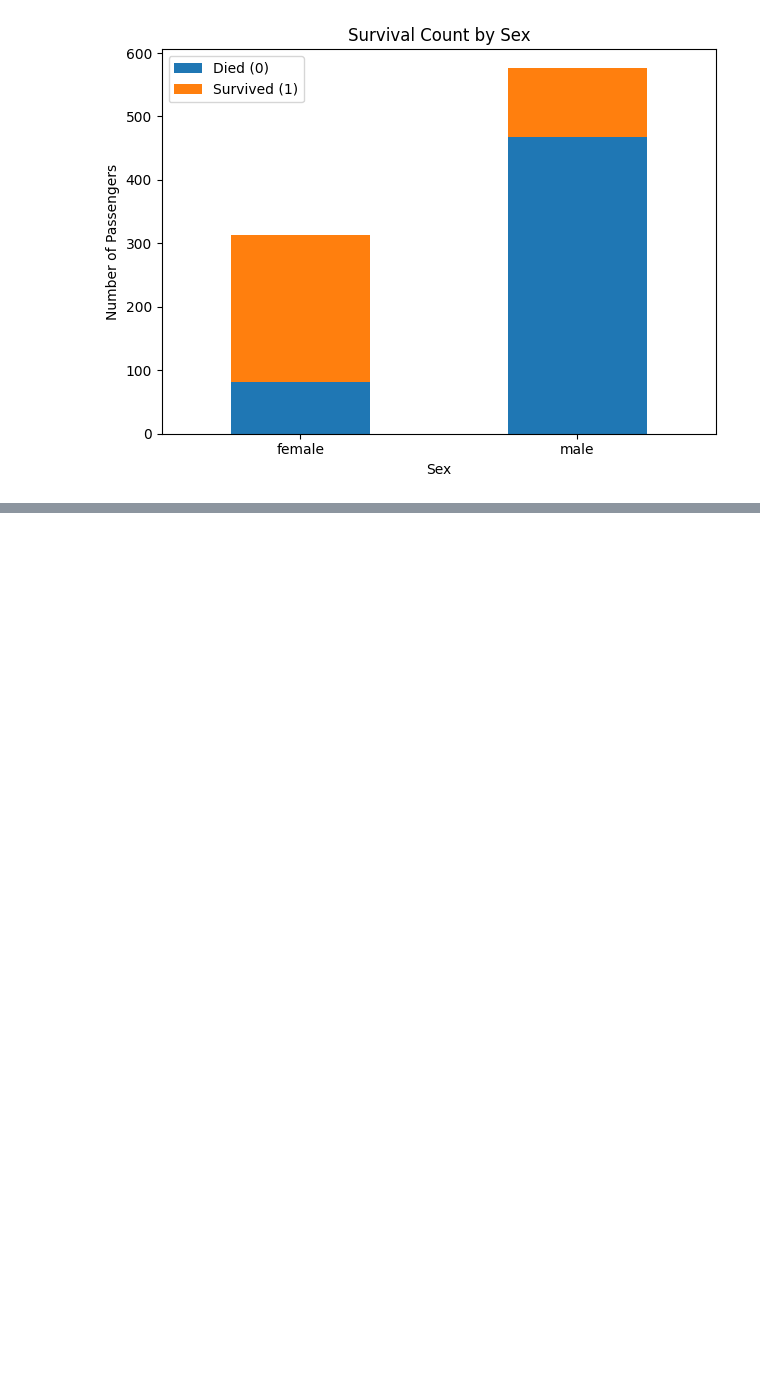
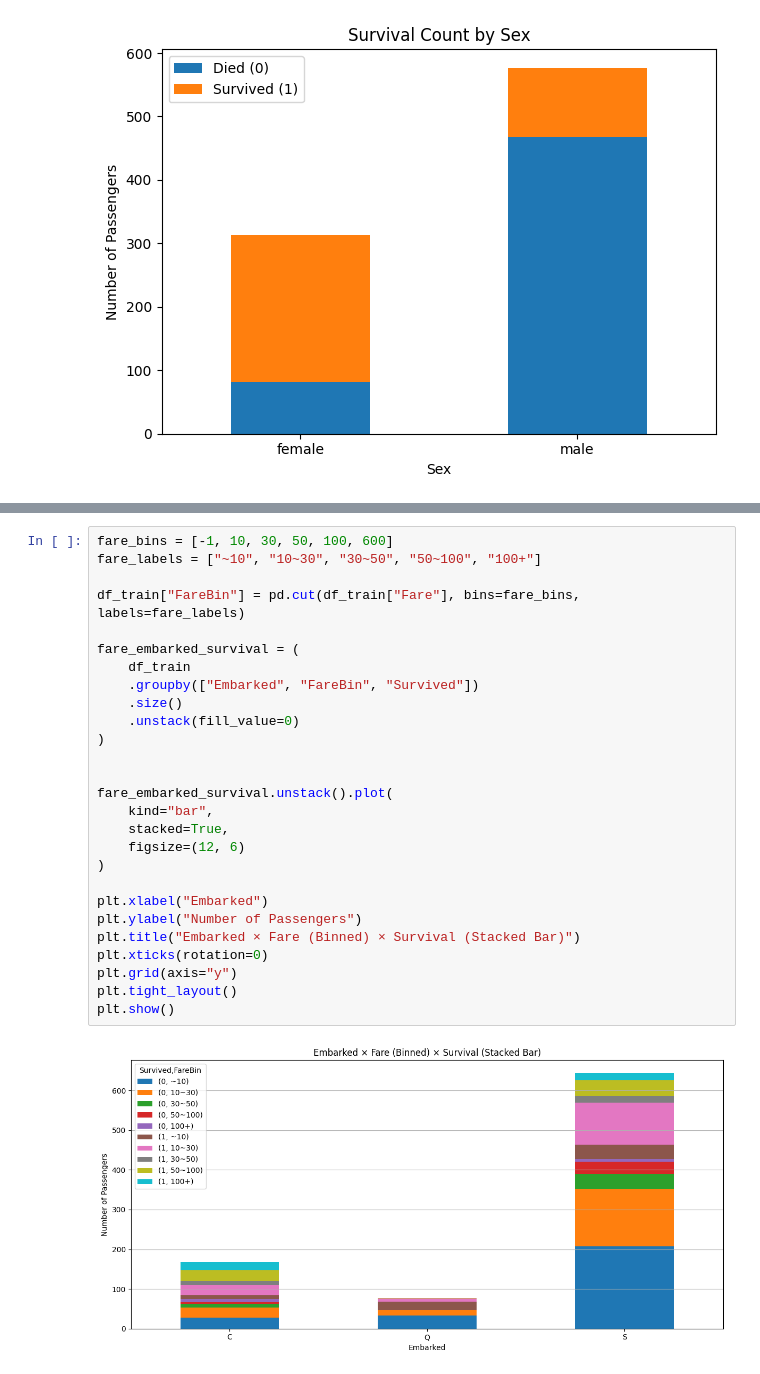
Before and after one commit to dz-u/kaggle_Titanic---Machine-Learning-from-Disaster, a Jupyter notebook: src/titanic_code.ipynb, the cells around one changed output, grey strips where cells are left out. Saved outputs shown, nothing was run; the diff lists cells and outputs as text; blank space fills up the shorter version.

```diff
--- a/src/titanic_code.ipynb
+++ b/src/titanic_code.ipynb
@@ -189 +269,30 @@ plt.show()
+# %%
+fare_bins = [-1, 10, 30, 50, 100, 600]
+fare_labels = ["~10", "10~30", "30~50", "50~100", "100+"]
+
+df_train["FareBin"] = pd.cut(df_train["Fare"], bins=fare_bins, labels=fare_labels)
+
+fare_embarked_survival = (
+    df_train
+    .groupby(["Embarked", "FareBin", "Survived"])
+    .size()
+    .unstack(fill_value=0)
+)
+
+
+fare_embarked_survival.unstack().plot(
+    kind="bar",
+    stacked=True,
+    figsize=(12, 6)
+)
+
+plt.xlabel("Embarked")
+plt.ylabel("Number of Passengers")
+plt.title("Embarked × Fare (Binned) × Survival (Stacked Bar)")
+plt.xticks(rotation=0)
+plt.grid(axis="y")
+plt.tight_layout()
+plt.show()
+# %% [output]
+[figure, added]
 # %%
```
Also changed, not shown: parts of 6 cells of this notebook, 1 other file.
